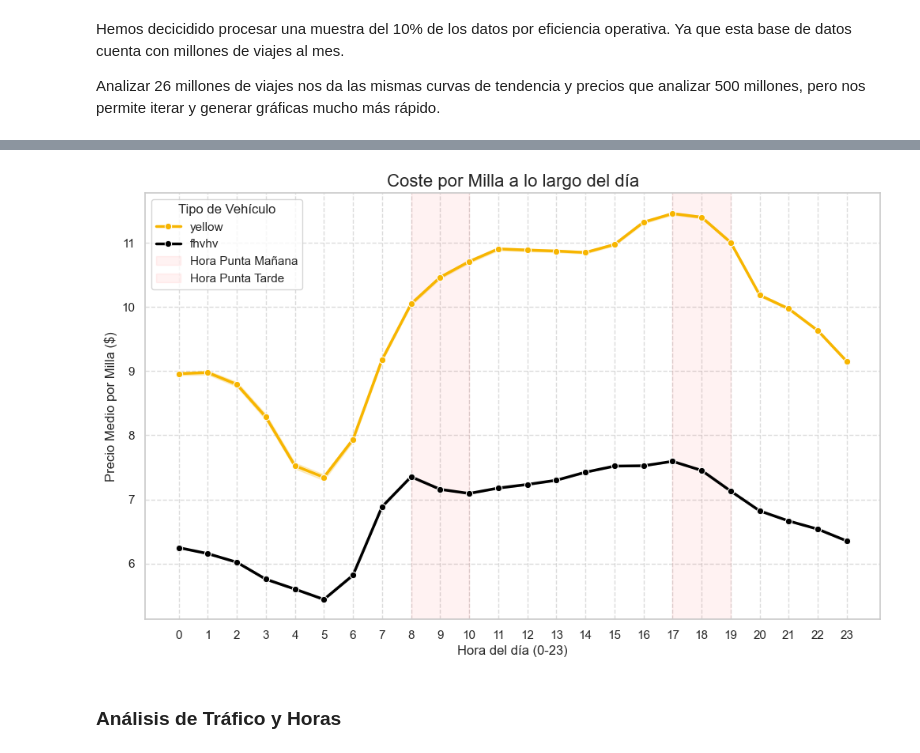
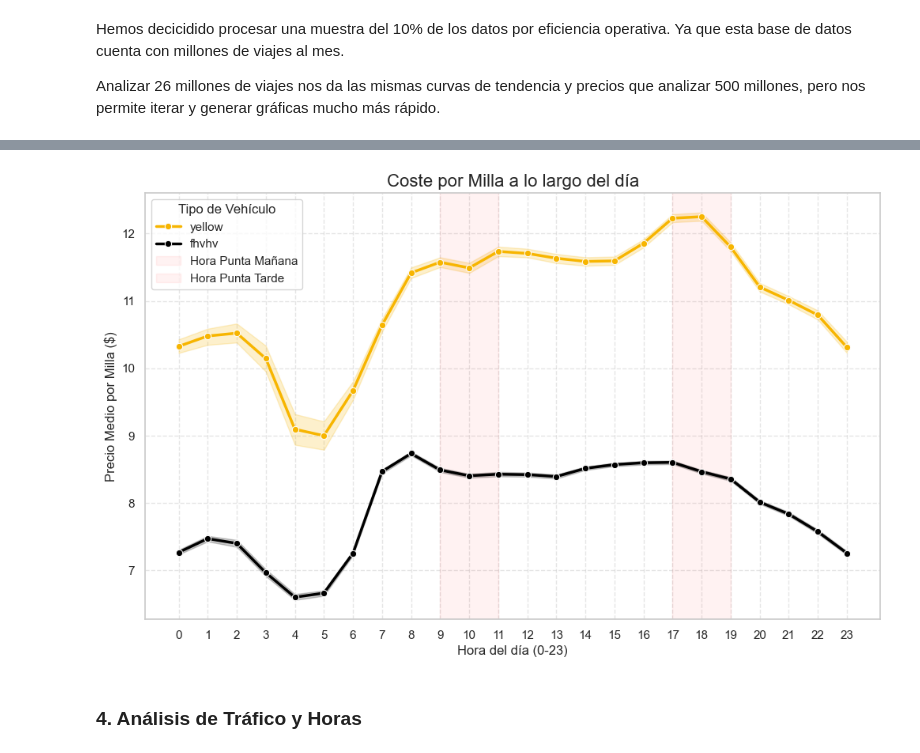
Before and after one commit to carmengranadosv/PD2-conducIA, a Jupyter notebook: src/analysis/1_data_analysis.ipynb, the cells around one changed output, grey strips where cells are left out. Cells and saved outputs as stored; diff of their text form; code cells hidden in the pictures.

```diff
--- a/src/analysis/1_data_analysis.ipynb
+++ b/src/analysis/1_data_analysis.ipynb
@@ -3,7 +5,16 @@
 # %%
 import pandas as pd
+import numpy as np
 import seaborn as sns
 import matplotlib.pyplot as plt
 import glob
 import os
+from datetime import datetime
+import warnings
+warnings.filterwarnings('ignore')
+
+# Configuración de estilo
+sns.set_theme(style="whitegrid")
+plt.rcParams['figure.figsize'] = (12, 6)
+plt.rcParams['font.size'] = 10
 # %% [markdown]
@@ -49,15 +57,21 @@ def cargar_datos(tipo_vehiculo, anio, muestra=0.1):
     return pd.DataFrame()
 # %%
 # --- EJECUCIÓN DE CARGA ---
-df_yellow = cargar_datos("yellow", ANIO_ANALISIS, muestra=0.1)
-df_vtc = cargar_datos("fhvhv", ANIO_ANALISIS, muestra=0.1)
+MUESTRA = 0.1 # Carga el 10% de los datos para análisis rápido
+
+df_yellow = cargar_datos("yellow", ANIO_ANALISIS, muestra=MUESTRA)
+df_vtc = cargar_datos("fhvhv", ANIO_ANALISIS, muestra=MUESTRA)
+
+# Etiquetar tipo de vehículo
+df_yellow['tipo'] = 'Yellow Taxi'
+df_vtc['tipo'] = 'VTC'
 
 # Unimos todo (dataframe global)
 df = pd.concat([df_yellow, df_vtc], ignore_index=True)
 
-if 'fecha_inicio' in df.columns:
-    print("Ordenando dataset global por fecha...")
-    df.sort_values('fecha_inicio', inplace=True)
-
-print(f"\n {len(df):,} viajes cargados.")
+print(f"\n{'='*60}")
+print(f" DATASET COMBINADO: {len(df):,} viajes totales")
+print(f"   - Yellow Taxi: {len(df_yellow):,} viajes")
+print(f"   - VTC: {len(df_vtc):,} viajes")
+print(f"{'='*60}\n")
 # %% [output]
@@ -137,43 +209,42 @@ plt.show()
 # %%
 # --- CAMBIO DEL PRECIO A LO LARGO DEL DÍA ---
 # 1. Calculamos el Precio por Milla
-df_metrics = df[(df.distancia > 0.5) & (df.precio > 2.0)].copy()
-
-df_metrics['precio_por_milla'] = df_metrics['precio'] / df_metrics['distancia']
+df_metrics = df[(df.distancia > 0.5) & (df.precio_total_est > 2.0)].copy()
+df_metrics['precio_por_milla'] = df_metrics['precio_total_est'] / df_metrics['distancia']
 
 # 2. Eliminamos outliers extremos del precio por milla
 df_metrics = df_metrics[df_metrics['precio_por_milla'] < 20]
 
 # 3. Extraemos la hora
 if 'hora' not in df_metrics.columns:
     df_metrics['hora'] = df_metrics['fecha_inicio'].dt.hour
 
 # Visualización
 plt.figure(figsize=(12, 7))
 
 # La sombra alrededor de la línea es el intervalo de confianza (muestra la variación).
 sns.lineplot(
     data=df_metrics,
     x='hora',
     y='precio_por_milla',
     hue='tipo_vehiculo',
     palette=['#F7B500', 'black'],
     linewidth=2.5,
     marker="o"
 )
 
 # Añadimos franjas horarias de interés
-plt.axvspan(8, 10, color='red', alpha=0.05, label='Hora Punta Mañana')
+plt.axvspan(9, 11, color='red', alpha=0.05, label='Hora Punta Mañana')
 plt.axvspan(17, 19, color='red', alpha=0.05, label='Hora Punta Tarde')
 
 plt.title("Coste por Milla a lo largo del día", fontsize=16)
 plt.xlabel("Hora del día (0-23)")
 plt.ylabel("Precio Medio por Milla ($)")
 plt.xticks(range(0, 24))
-plt.grid(True, linestyle='--', alpha=0.7)
+plt.grid(True, linestyle='--', alpha=0.5)
 plt.legend(title="Tipo de Vehículo")
 plt.show()
 # %% [output]
-[figure, old version]
+[figure, new version]
 # %% [markdown]
-### Análisis de Tráfico y Horas
+### 4. Análisis de Tráfico y Horas
```
Also changed, not shown: parts of 25 cells of this notebook.
